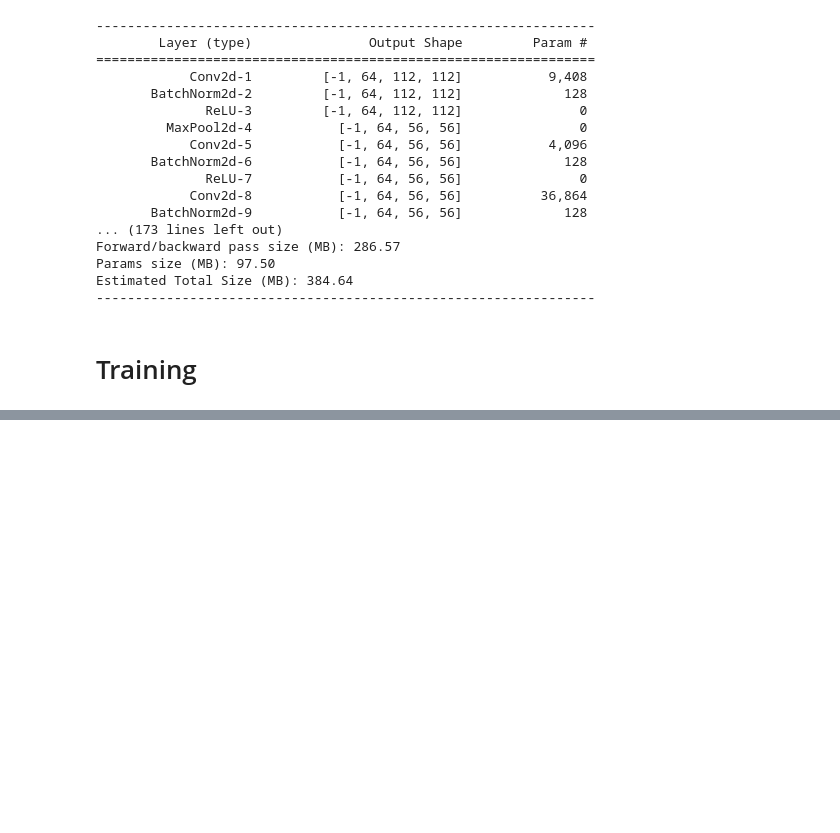
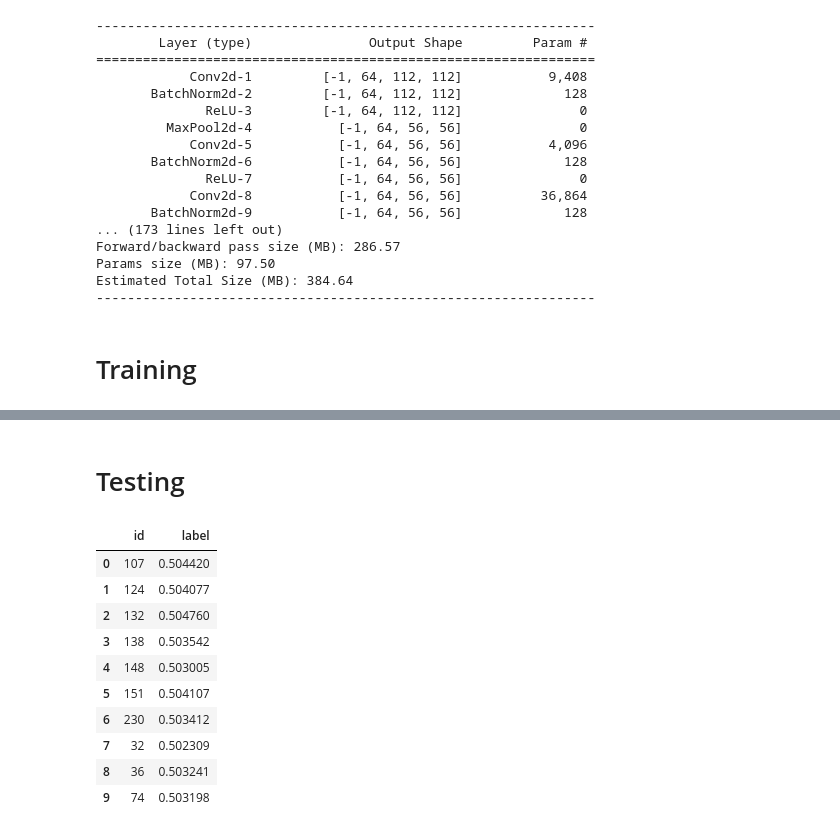
Before and after one commit to seonydg/classification, a Jupyter notebook: ResNet Cat & Dog image classification/ResNet Cat & Dog image classification.ipynb, the cells around one changed output, grey strips where cells are left out. Drawn from its saved outputs; the diff is of its cells as text; code cells hidden in the pictures; blank space fills up the shorter version.

Commit message:
feat : testing

```diff
--- a/ResNet Cat & Dog image classification/ResNet Cat & Dog image classification.ipynb
+++ b/ResNet Cat & Dog image classification/ResNet Cat & Dog image classification.ipynb
@@ -247,0 +282,42 @@ criterion = criterion.to(DEVICE)
+# %% [markdown]
+# Testing
+# %%
+id_list = []
+pred_list = []
+_id = 0
+
+with torch.no_grad():
+    for test_path in test_image_files:
+        image = Image.open(test_path)
+        _id = test_path.split('/')[-1].split('.')[1]
+        transform = build_trasnforms(image_size=image_size, mean=mean, std=std)
+        image = transform(image=image, phase='val')
+        image = image.unsqueeze(0)
+        image = image.to(DEVICE)
+
+        model.eval()
+        out = model(image)
+        pred = F.softmax(out[0], dim=1)[:, 1].tolist()
+        id_list.append(_id)
+        pred_list.append(pred[0])
+
+result = pd.DataFrame({
+                        'id':id_list,
+                        'label':pred_list
+})
+
+result.sort_values(by='id', inplace=True)
+result.reset_index(drop=True, inplace=True)
+result
+# %% [output]
+|  | id | label |
+| 0 | 107 | 0.504420 |
+| 1 | 124 | 0.504077 |
+| 2 | 132 | 0.504760 |
+| 3 | 138 | 0.503542 |
+| 4 | 148 | 0.503005 |
+| 5 | 151 | 0.504107 |
+| 6 | 230 | 0.503412 |
+| 7 | 32 | 0.502309 |
+| 8 | 36 | 0.503241 |
+| 9 | 74 | 0.503198 |
```
Also changed, not shown: parts of 6 cells of this notebook.
